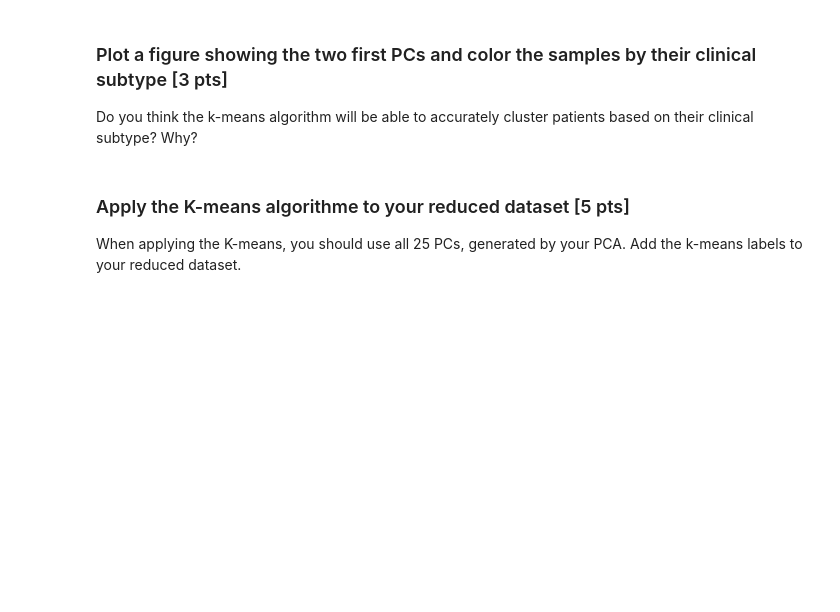
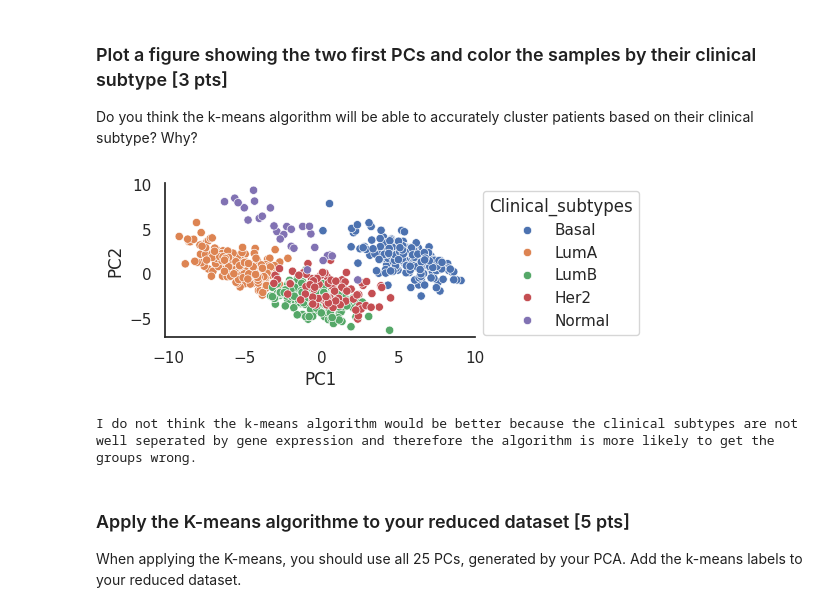
Before and after one commit to nancy-aloy/BIM6065C, a Jupyter notebook: notebooks/exercices_good_practices.ipynb, the cells around one changed output. Drawn from its saved outputs; the diff is of its cells as text; code cells hidden in the pictures; blank space fills up the shorter version.

Commit message:
everything up to the k-means section

```diff
--- a/notebooks/exercices_good_practices.ipynb
+++ b/notebooks/exercices_good_practices.ipynb
@@ -217,3 +217,11 @@ You are wondering if the M genes considered by your dataset are enough to cluste
 ### Apply a PCA Dimensionality reduction to your gene expression dataset [4 pts]
 
 Once you selected the numerical gene expression, scale the value and initiate a PCA object. You want to reduce your set of features to **25 components**.
+# %%
+scaler = sklearn.preprocessing.StandardScaler()
+scaler.fit(genes)
+
+genes_scaled = scaler.transform(genes)
+
+pca = sklearn.decomposition.PCA(n_components=25)
+pca.fit(genes_scaled)
@@ -222,3 +236,12 @@ Once you selected the numerical gene expression, scale the value and initiate a
 # %% [markdown]
 ### Apply the PCA onto your gene expression data and create a DataFrame with the PCs and the clinical patient subtypes [4 pts]
 **Show a preview/overview of your dataframe**
+# %%
+### Apply the dimensionality reduction to our data
+pca_reduce = pca.fit_transform(genes_scaled)
+pca_reduce
+### Make a dataframe and add the label column
+genes_reduce = pd.DataFrame(pca_reduce)
+genes_reduce.loc[:, "Clinical_subtypes"] = df["Clinical_subtypes"]
+
+genes_reduce.head()
@@ -225,6 +256,18 @@ Once you selected the numerical gene expression, scale the value and initiate a
 # %% [markdown]
 ### Plot a figure showing the two first PCs and color the samples by their clinical subtype [3 pts]
 Do you think the k-means algorithm will be able to accurately cluster patients based on their clinical subtype? Why?
+# %%
+p = sns.scatterplot(genes_reduce, x=0, y=1, hue="Clinical_subtypes")
+p.set_xlabel('PC1')
+p.set_ylabel('PC2')
+sns.move_legend(p, "upper left", bbox_to_anchor=(1,1))
+sns.despine()
+# %% [output]
+[figure, added]
+# %%
+print("I do not think the k-means algorithm would be better because the clinical subtypes are not well seperated by gene expression and therefore the algorithm is more likely to get the groups wrong.")
+# %% [output]
+I do not think the k-means algorithm would be better because the clinical subtypes are not well seperated by gene expression and therefore the algorithm is more likely to get the groups wrong.
 # %% [markdown]
 ### Apply the K-means algorithme to your reduced dataset [5 pts]
 When applying the K-means, you should use all 25 PCs, generated by your PCA. Add the k-means labels to your reduced dataset.
```
Also changed, not shown: parts of 3 cells of this notebook.
